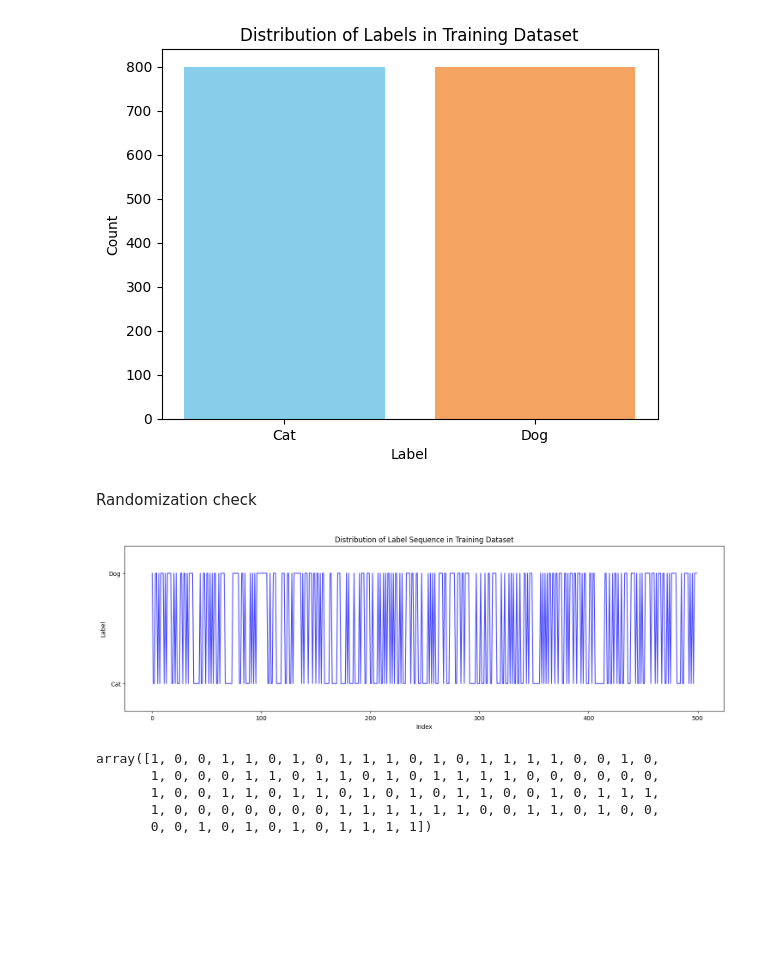
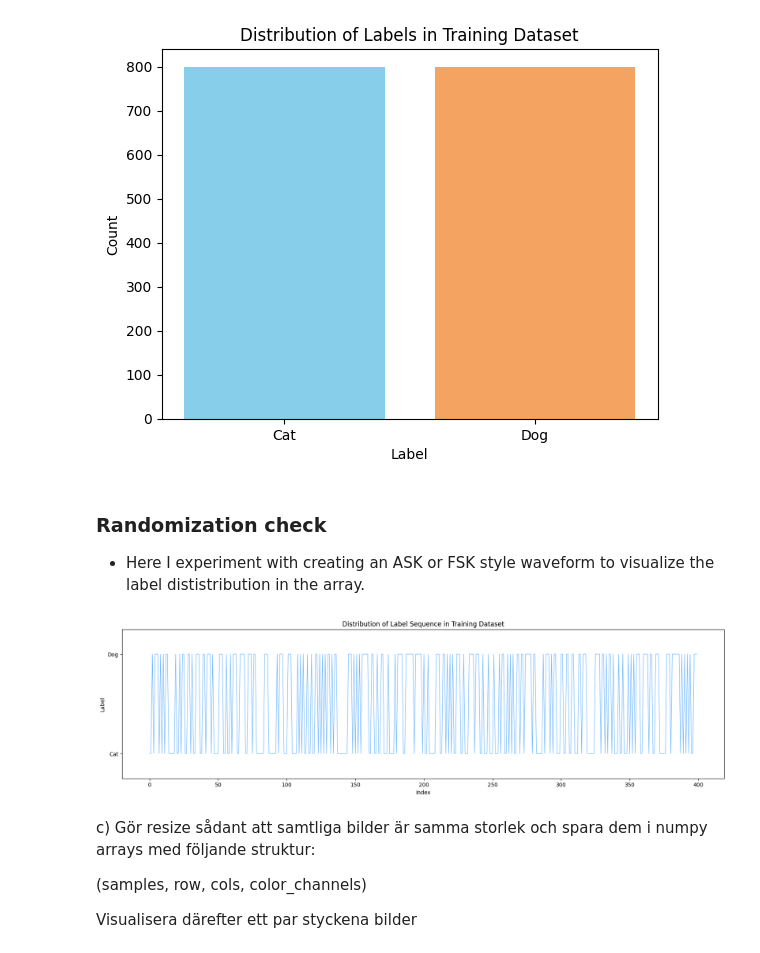
Before and after one commit to ArthurLopez1/AI-Arthur-Lopez-OPA23, a Jupyter notebook: lab_2/lab2.ipynb, the cells around one changed output. Drawn from its saved outputs; the diff is of its cells as text; code cells hidden in the pictures; blank space fills up the shorter version.

```diff
--- a/lab_2/lab2.ipynb
+++ b/lab_2/lab2.ipynb
@@ -256,53 +316,53 @@ plot_label_distribution(train_labels)
 # %% [output]
 [figure]
-# %% [markdown]
-Randomization check
+# %% [markdown]
+### Randomization check
+- Here I experiment with creating an ASK or FSK style waveform to visualize the label dististribution in the array.
 # %%
 import numpy as np
 import matplotlib.pyplot as plt
 
-# Function to plot the ASK-FSK-PSK style waveform of label sequence
+# Function to plot "FSK style" waveform of label sequence
 def plot_label_waveform(train_labels):
-    # Set the amplitude for "Cat" and "Dog" labels
+    # Set the amplitude
     cat_amp = -1
     dog_amp = 1
 
-    # Create an array of indices corresponding to the label sequence
+
     indices = np.arange(len(train_labels))
 
     # Create an empty array to store the y-values
     y_values = []
 
     # Initialize the previous label
     prev_label = None
 
     # Iterate through the labels and assign the corresponding y-value
     for label in train_labels:
         if prev_label is None or label != prev_label:
             y_values.append(label * dog_amp + (1 - label) * cat_amp)
         else:
             y_values.append(y_values[-1])
         prev_label = label
 
     # Plot the ASK-FSK-PSK style waveform of label sequence
-    plt.figure(figsize=(18, 5))
-    plt.plot(indices, y_values, color='blue', alpha=0.7)
+    plt.figure(figsize=(20, 5))
+    plt.plot(indices, y_values, color='dodgerblue', alpha=0.7, linewidth=0.8)
     plt.xlabel('Index')
     plt.ylabel('Label')
     plt.title('Distribution of Label Sequence in Training Dataset')
     plt.yticks([-1, 1], ['Cat', 'Dog'])  # Set y-axis labels
     plt.ylim(-1.5, 1.5)  # Set y-axis limits
     plt.show()
 
 # Plot the ASK-FSK-PSK style waveform of label sequence
-plot_label_waveform(train_labels[:500])
+plot_label_waveform(train_labels[:400])
 # %% [output]
-[figure, old version]
+[figure, new version]
-# %%
-train_labels[:100]
-# %% [output]
-array([1, 0, 0, 1, 1, 0, 1, 0, 1, 1, 1, 0, 1, 0, 1, 1, 1, 1, 0, 0, 1, 0,
-       1, 0, 0, 0, 1, 1, 0, 1, 1, 0, 1, 0, 1, 1, 1, 1, 0, 0, 0, 0, 0, 0,
-       1, 0, 0, 1, 1, 0, 1, 1, 0, 1, 0, 1, 0, 1, 1, 0, 0, 1, 0, 1, 1, 1,
-       1, 0, 0, 0, 0, 0, 0, 0, 1, 1, 1, 1, 1, 1, 0, 0, 1, 1, 0, 1, 0, 0,
-       0, 0, 1, 0, 1, 0, 1, 0, 1, 1, 1, 1])
+# %% [markdown]
+c) Gör resize sådant att samtliga bilder är samma storlek och spara dem i numpy arrays med följande
+struktur:
+
+(samples, row, cols, color_channels)
+
+Visualisera därefter ett par styckena bilder
```
Also changed, not shown: parts of 16 cells of this notebook.
